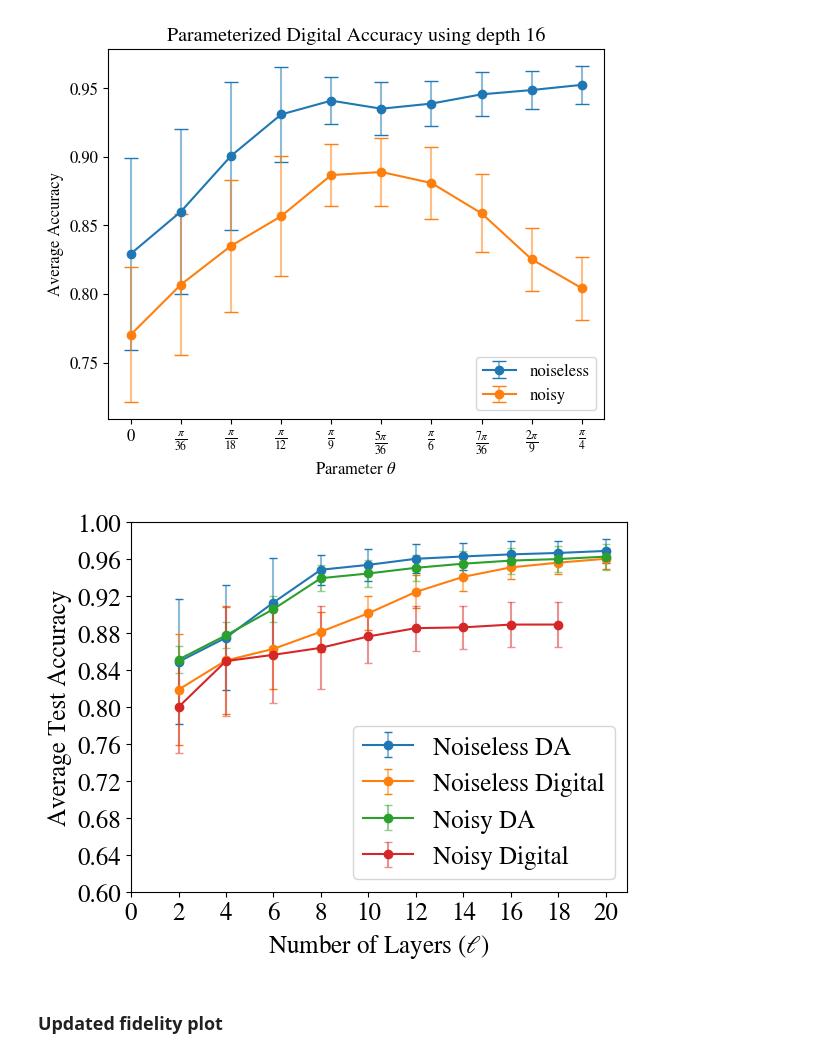
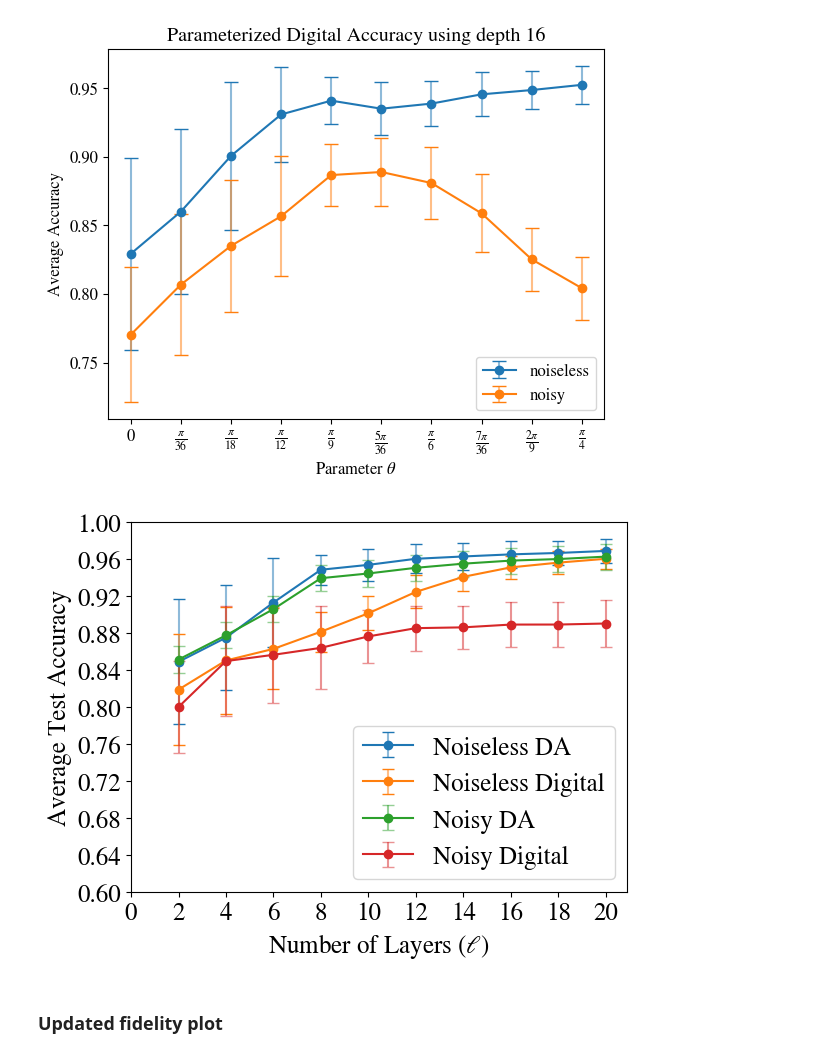
Before and after one commit to jz-lu/daqml, a Jupyter notebook: Data/MNIST_data/figures.ipynb, the cells around one changed output. Drawn from its saved outputs; the diff is of its cells as text; code cells hidden in the pictures.

Commit message:
added depth 20

```diff
--- a/Data/MNIST_data/figures.ipynb
+++ b/Data/MNIST_data/figures.ipynb
@@ -583,46 +583,45 @@ for d in depths:
 avg_accuracy_over_pairs_cnot = []
 std_over_cnot = []
 
-cnot_noisy_d = [2, 4, 6, 8, 10, 12, 14, 16, 18]
-for dc in cnot_noisy_d:
+for dc in depths:
     data = np.load(f"./parameterized_digital_data/pi8noisy/avg_classfication_data_noisy_{dc}_theta_0.39269908169872414.npz")["arr_0.npy"]
     sc = np.sum(data)
     sc_no_zero = [num for num in data.flatten() if num]
     stdc = np.std(sc_no_zero)
     avgc = sc/num_pairs
     avg_accuracy_over_pairs_cnot.append(avgc)
     std_over_cnot.append(stdc)
 
 
 label_size = 18
 
 matplotlib.rcParams.update({'font.size': label_size})
 matplotlib.rcParams['xtick.labelsize'] = label_size
 matplotlib.rcParams['ytick.labelsize'] = label_size
 
-markers2_noiseless, caps2_noiseless, caps2_noiseless = plt.errorbar(depths, avg_accuracy_over_pairs_noiseless, yerr=std_da_noiseless, capsize=3, marker="o", label="Noiseless DA")
+markers2_noiseless, caps2_noiseless, caps2_noiseless = plt.errorbar(depths, avg_accuracy_over_pairs_noiseless, yerr=std_da_noiseless, capsize=4, marker="o", label="Noiseless DA")
 [bar.set_alpha(0.5) for bar in caps2_noiseless]
 [cap.set_alpha(0.5) for cap in caps2_noiseless]
 
-markers, bars_noiseless, bars_noiseless = plt.errorbar(depths, avg_accuracy_over_pairs_cnot_noiseless, yerr=stds_cnot_noiseless, capsize=3, marker="o", label="Noiseless Digital")
+markers, bars_noiseless, bars_noiseless = plt.errorbar(depths, avg_accuracy_over_pairs_cnot_noiseless, yerr=stds_cnot_noiseless, capsize=4, marker="o", label="Noiseless Digital")
 [bar.set_alpha(0.5) for bar in bars_noiseless]
 [cap.set_alpha(0.5) for cap in bars_noiseless]
 
-markers, caps, bars = plt.errorbar(depths, avg_accuracy_over_pairs, yerr=std, capsize=3, marker="o", label="Noisy DA")
+markers, caps, bars = plt.errorbar(depths, avg_accuracy_over_pairs, yerr=std, capsize=4, marker="o", label="Noisy DA")
 [bar.set_alpha(0.5) for bar in bars]
 [cap.set_alpha(0.5) for cap in caps]
 
-markers2, caps2, bars2 = plt.errorbar(cnot_noisy_d, avg_accuracy_over_pairs_cnot, yerr=std_over_cnot, capsize=3, marker="o", label="Noisy Digital")
+markers2, caps2, bars2 = plt.errorbar(depths, avg_accuracy_over_pairs_cnot, yerr=std_over_cnot, capsize=4, marker="o", label="Noisy Digital")
 [bar.set_alpha(0.5) for bar in bars2]
 [cap.set_alpha(0.5) for cap in caps2]
 plt.xlabel("Number of Layers ($\ell$)")
 plt.ylabel("Average Test Accuracy")
 plt.yticks(np.linspace(0.6, 1, 11))
 plt.xticks(range(0, 21, 2))
 plt.legend()
 plt.show()
 # %% [output]
-[figure, old version]
+[figure, new version]
 # %% [markdown]
 ### Updated fidelity plot
 # %%
```
Also changed, not shown: 1 other file.
